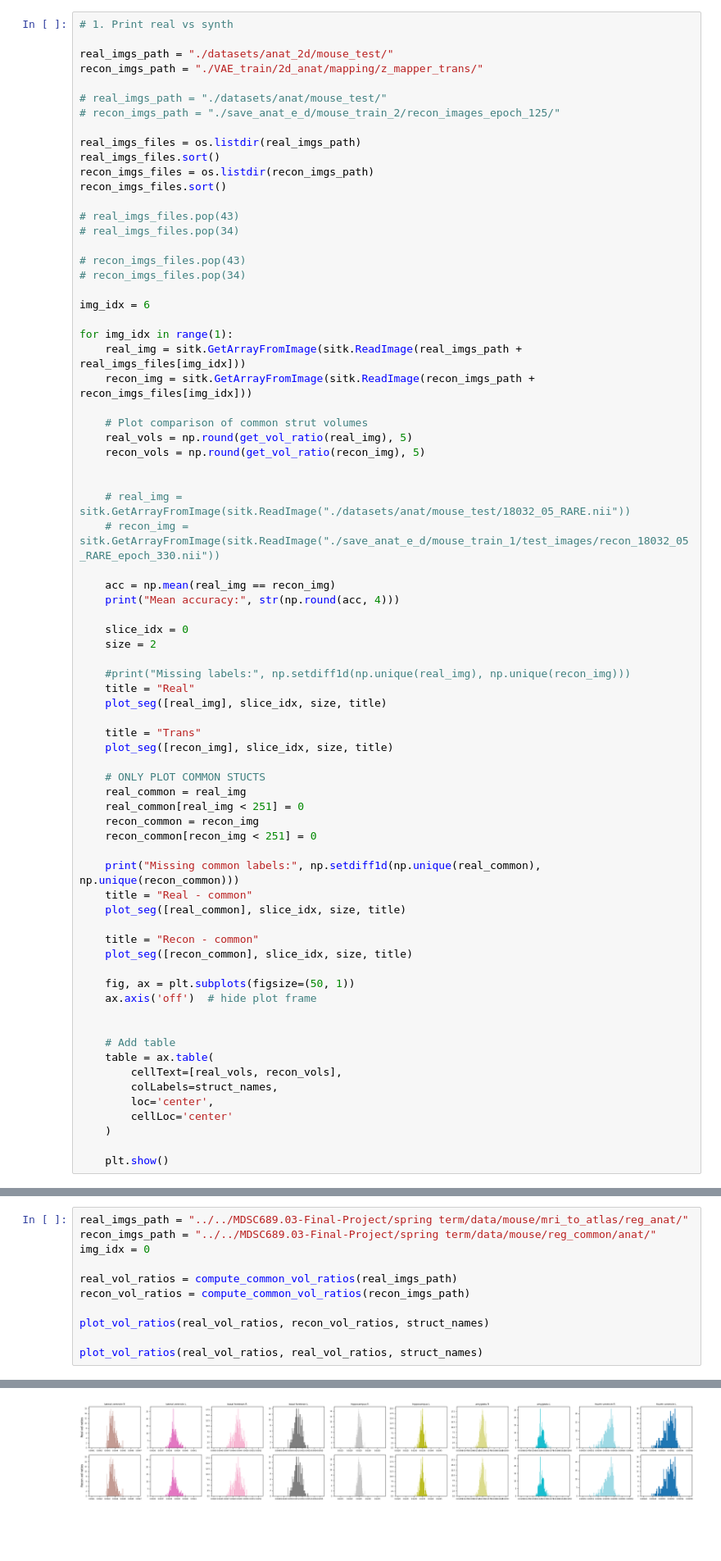
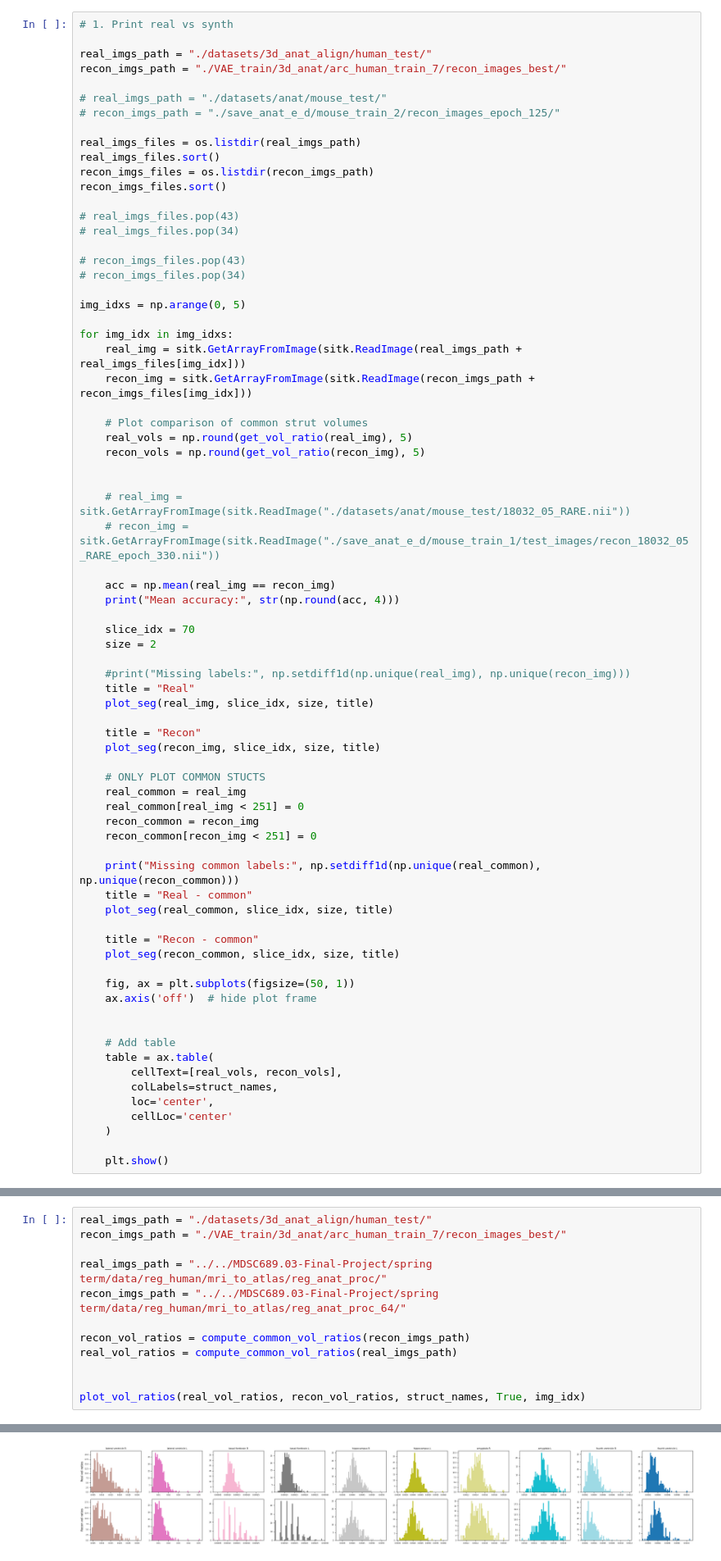
Before and after one commit to jessicabohm/UNIT, a Jupyter notebook: evaluate_anat_synth.ipynb, the cells around one changed output, grey strips where cells are left out. Shown at 82% size. Drawn from its saved outputs; the diff is of its cells as text; blank space fills up the shorter version.

```diff
--- a/evaluate_anat_synth.ipynb
+++ b/evaluate_anat_synth.ipynb
@@ -167,8 +166,8 @@ plt.show()
 # %%
 # 1. Print real vs synth
 
-real_imgs_path = "./datasets/anat_2d/mouse_test/"
-recon_imgs_path = "./VAE_train/2d_anat/mapping/z_mapper_trans/"
+real_imgs_path = "./datasets/3d_anat_align/human_test/"
+recon_imgs_path = "./VAE_train/3d_anat/arc_human_train_7/recon_images_best/"
 
 # real_imgs_path = "./datasets/anat/mouse_test/"
 # recon_imgs_path = "./save_anat_e_d/mouse_train_2/recon_images_epoch_125/"
@@ -184,9 +183,9 @@ recon_imgs_files.sort()
 # recon_imgs_files.pop(43)
 # recon_imgs_files.pop(34)
 
-img_idx = 6
+img_idxs = np.arange(0, 5)
 
-for img_idx in range(1):
+for img_idx in img_idxs:
     real_img = sitk.GetArrayFromImage(sitk.ReadImage(real_imgs_path + real_imgs_files[img_idx]))
     recon_img = sitk.GetArrayFromImage(sitk.ReadImage(recon_imgs_path + recon_imgs_files[img_idx]))
 
@@ -201,15 +200,15 @@ for img_idx in range(1):
     acc = np.mean(real_img == recon_img)
     print("Mean accuracy:", str(np.round(acc, 4)))
 
-    slice_idx = 0
+    slice_idx = 70
     size = 2
 
     #print("Missing labels:", np.setdiff1d(np.unique(real_img), np.unique(recon_img)))
     title = "Real"
-    plot_seg([real_img], slice_idx, size, title)
+    plot_seg(real_img, slice_idx, size, title)
 
-    title = "Trans"
-    plot_seg([recon_img], slice_idx, size, title)
+    title = "Recon"
+    plot_seg(recon_img, slice_idx, size, title)
 
     # ONLY PLOT COMMON STUCTS
     real_common = real_img
@@ -219,10 +218,10 @@ for img_idx in range(1):
 
     print("Missing common labels:", np.setdiff1d(np.unique(real_common), np.unique(recon_common)))
     title = "Real - common"
-    plot_seg([real_common], slice_idx, size, title)
+    plot_seg(real_common, slice_idx, size, title)
 
     title = "Recon - common"
-    plot_seg([recon_common], slice_idx, size, title)
+    plot_seg(recon_common, slice_idx, size, title)
 
     fig, ax = plt.subplots(figsize=(50, 1))
     ax.axis('off')  # hide plot frame
@@ -248,12 +253,13 @@ Missing common labels: [255. 256. 265. 266.]
 # %%
-real_imgs_path = "../../MDSC689.03-Final-Project/spring term/data/mouse/mri_to_atlas/reg_anat/"
-recon_imgs_path = "../../MDSC689.03-Final-Project/spring term/data/mouse/reg_common/anat/"
-img_idx = 0
+real_imgs_path = "./datasets/3d_anat_align/human_test/"
+recon_imgs_path = "./VAE_train/3d_anat/arc_human_train_7/recon_images_best/"
 
+real_imgs_path = "../../MDSC689.03-Final-Project/spring term/data/reg_human/mri_to_atlas/reg_anat_proc/"
+recon_imgs_path = "../../MDSC689.03-Final-Project/spring term/data/reg_human/mri_to_atlas/reg_anat_proc_64/"
+
+recon_vol_ratios = compute_common_vol_ratios(recon_imgs_path)
 real_vol_ratios = compute_common_vol_ratios(real_imgs_path)
-recon_vol_ratios = compute_common_vol_ratios(recon_imgs_path)
 
-plot_vol_ratios(real_vol_ratios, recon_vol_ratios, struct_names)
 
-plot_vol_ratios(real_vol_ratios, real_vol_ratios, struct_names)
+plot_vol_ratios(real_vol_ratios, recon_vol_ratios, struct_names, True, img_idx)
 # %% [output]
@@ -262 +267 @@ done vol ratio calc
-[figure, old version]
+[figure, new version]
```
Also changed, not shown: parts of 4 cells of this notebook, 3 other files.
